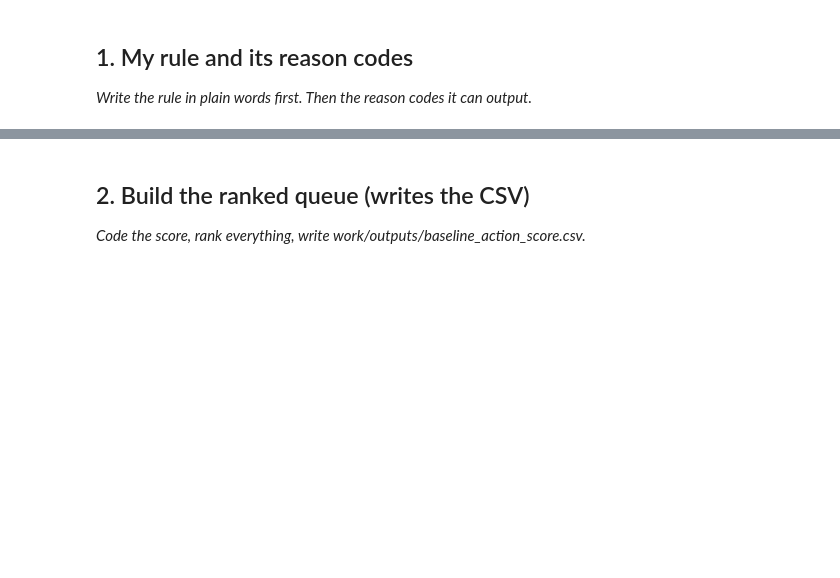
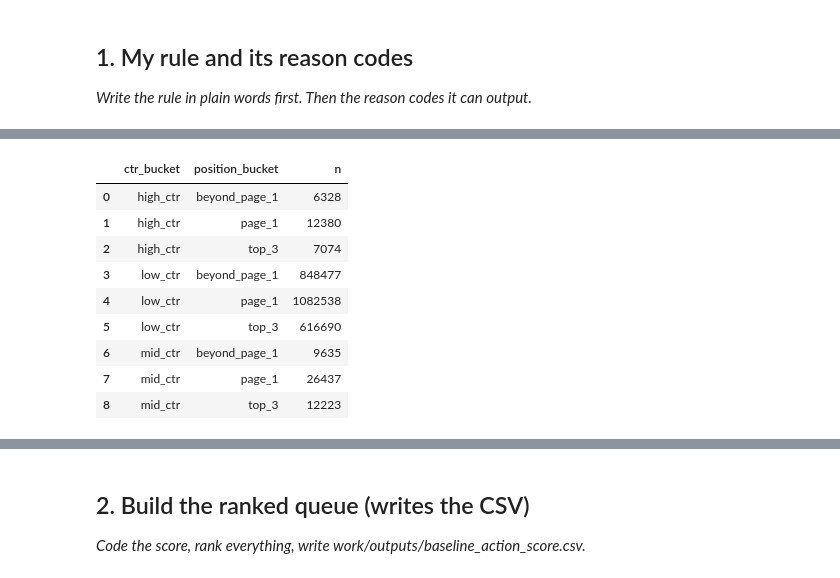
Before and after one commit to bhavanathiru13-droid/flyrank-AI_1, a Jupyter notebook: work/notebooks/w04_baseline_score.ipynb, the cells around one changed output, grey strips where cells are left out. Saved outputs shown, nothing was run; the diff lists cells and outputs as text; code cells hidden in the pictures; blank space fills up the shorter version.

```diff
--- a/work/notebooks/w04_baseline_score.ipynb
+++ b/work/notebooks/w04_baseline_score.ipynb
@@ -12,0 +31,80 @@ This skeleton is yours to fill. Work the sections **in order** — each one has
+# %%
+import os
+import getpass
+import duckdb
+
+def get_hf_token():
+    token = os.environ.get("HF_TOKEN")
+    if token:
+        return token
+    return getpass.getpass("Paste your Hugging Face READ token (hf_...): ")
+
+con = duckdb.connect()
+con.execute("SET enable_progress_bar = false")
+
+con.execute(
+    f"CREATE OR REPLACE SECRET hf "
+    f"(TYPE huggingface, TOKEN '{get_hf_token()}')"
+)
+
+REL = "hf://datasets/FlyRank/internship-warehouse"
+FACT = f"{REL}/fact_content_daily_performance"
+FEB = f"read_parquet('{FACT}/month=2026-02/*.parquet')"
+
+print("Connected to FlyRank warehouse")
+print("Using February 2026 as the feature window.")
+
+# Signal 1: CTR vs search position
+ctr_position = con.execute(f"""
+WITH base AS (
+    SELECT
+        gsc_impressions,
+        gsc_clicks,
+        gsc_avg_position
+    FROM {FEB}
+    WHERE gsc_data_available = TRUE
+      AND gsc_impressions IS NOT NULL
+      AND gsc_clicks IS NOT NULL
+      AND gsc_impressions > 0
+      AND gsc_avg_position IS NOT NULL
+)
+SELECT
+    CASE
+        WHEN gsc_clicks * 1.0 / gsc_impressions < 0.02 THEN 'low_ctr'
+        WHEN gsc_clicks * 1.0 / gsc_impressions < 0.05 THEN 'mid_ctr'
+        ELSE 'high_ctr'
+    END AS ctr_bucket,
+    CASE
+        WHEN gsc_avg_position <= 3 THEN 'top_3'
+        WHEN gsc_avg_position <= 10 THEN 'page_1'
+        ELSE 'beyond_page_1'
+    END AS position_bucket,
+    COUNT(*) AS n
+FROM base
+GROUP BY 1, 2
+ORDER BY 1, 2
+""").fetchdf()
+
+print("\nSignal 1 — CTR vs position")
+display(ctr_position)
+
+# Signal 2: search visibility / impression volume
+volume = con.execute(f"""
+SELECT
+    CASE
+        WHEN gsc_impressions < 100 THEN 'low_volume'
+        WHEN gsc_impressions < 500 THEN 'mid_volume'
+        ELSE 'high_volume'
+    END AS volume_bucket,
+    COUNT(*) AS n
+FROM {FEB}
+WHERE gsc_data_available = TRUE
+  AND gsc_impressions IS NOT NULL
+  AND gsc_impressions > 0
+GROUP BY 1
+ORDER BY 1
+""").fetchdf()
+
+print("\nSignal 2 — Search visibility volume")
+display(volume)
+# %% [output]
@@ -12,0 +116,10 @@ This skeleton is yours to fill. Work the sections **in order** — each one has
+|  | ctr_bucket | position_bucket | n |
+| 0 | high_ctr | beyond_page_1 | 6328 |
+| 1 | high_ctr | page_1 | 12380 |
+| 2 | high_ctr | top_3 | 7074 |
+| 3 | low_ctr | beyond_page_1 | 848477 |
+| 4 | low_ctr | page_1 | 1082538 |
+| 5 | low_ctr | top_3 | 616690 |
+| 6 | mid_ctr | beyond_page_1 | 9635 |
+| 7 | mid_ctr | page_1 | 26437 |
+| 8 | mid_ctr | top_3 | 12223 |
```
Also changed, not shown: parts of 9 cells of this notebook.
